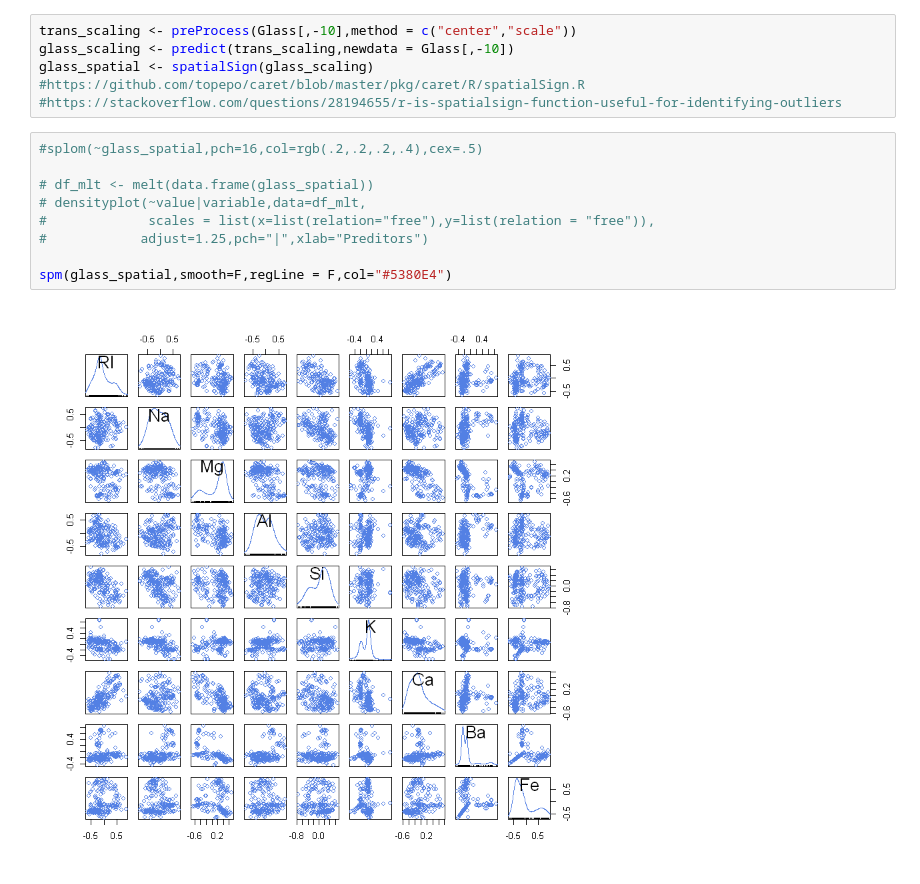
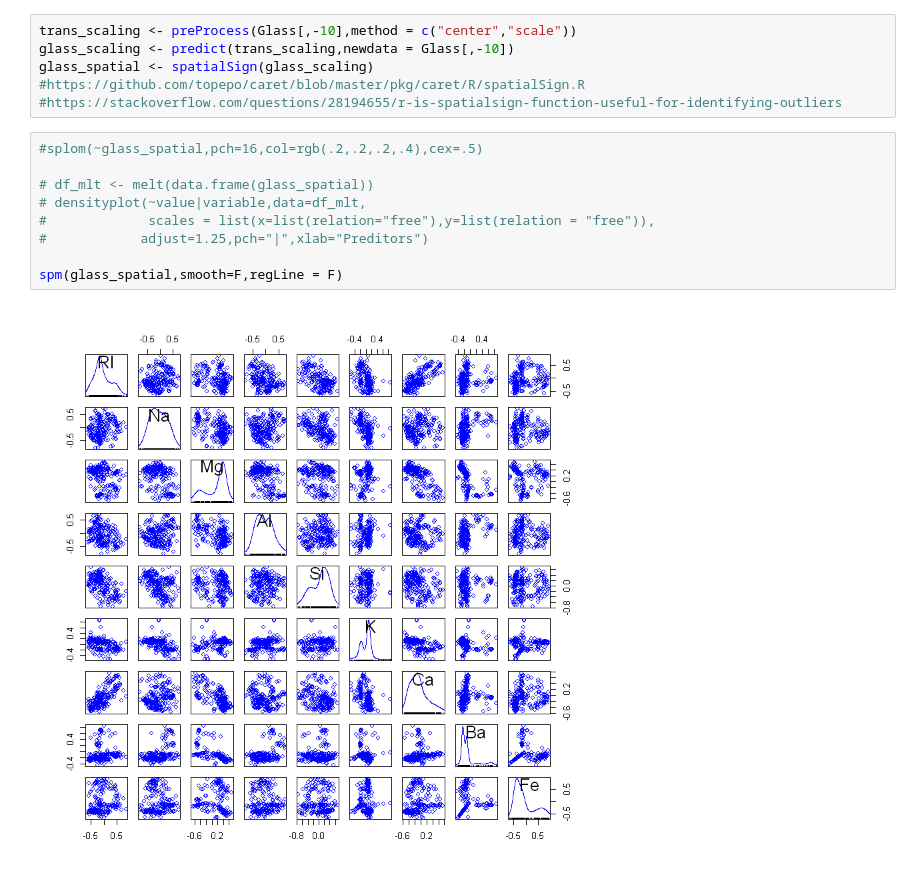
Before and after one commit to Randallzoeng/BookClub, a Jupyter notebook: AppliedPredictiveModeling/Chap. 3 Exercises.ipynb, the cells around one changed output. Saved outputs shown, nothing was run; the diff lists cells and outputs as text.

```diff
--- a/AppliedPredictiveModeling/Chap. 3 Exercises.ipynb
+++ b/AppliedPredictiveModeling/Chap. 3 Exercises.ipynb
@@ -79,11 +79,11 @@ glass_spatial <- spatialSign(glass_scaling)
 # %%
 #splom(~glass_spatial,pch=16,col=rgb(.2,.2,.2,.4),cex=.5)
 
 # df_mlt <- melt(data.frame(glass_spatial))
 # densityplot(~value|variable,data=df_mlt,
 #             scales = list(x=list(relation="free"),y=list(relation = "free")),
 #            adjust=1.25,pch="|",xlab="Preditors")
 
-spm(glass_spatial,smooth=F,regLine = F,col="#5380E4")
+spm(glass_spatial,smooth=F,regLine = F)
 # %% [output]
-[figure, old version]
+[figure, new version]
```
